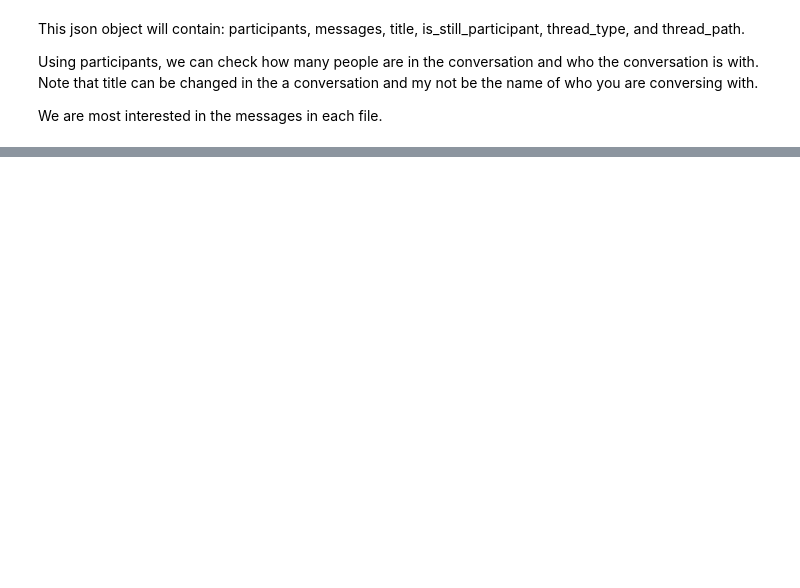
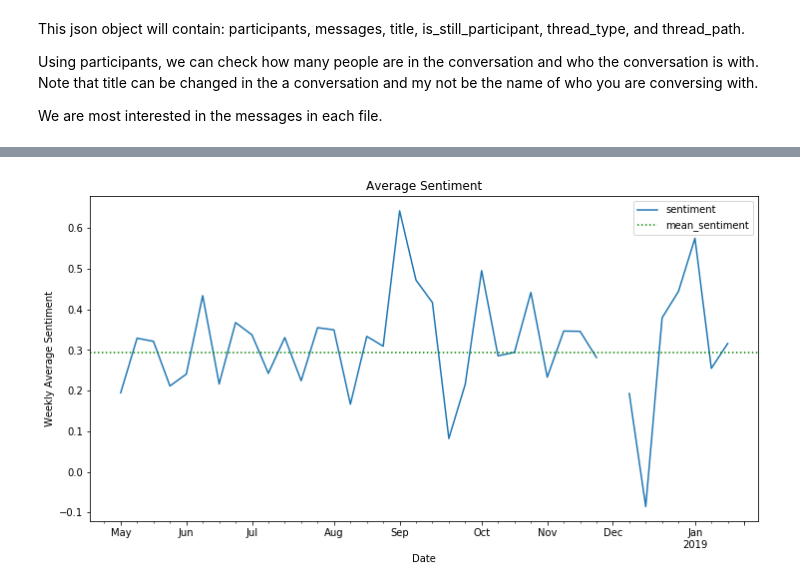
Before and after one commit to heyyjudes/is-they-into-you, a Jupyter notebook: getting-started.ipynb, the cells around one changed output, grey strips where cells are left out. Cells and saved outputs as stored; diff of their text form; code cells hidden in the pictures; blank space fills up the shorter version.

```diff
--- a/getting-started.ipynb
+++ b/getting-started.ipynb
@@ -125,0 +170,13 @@ plt.show()
+# %%
+# sentiment
+senti_dict = du.construct_time_avg(data['messages'], 'senti')
+senti_series = pd.Series(senti_dict, name="sentiment")
+senti_series['5-1-2018':].resample("W").mean().plot(figsize=(12,6))
+plt.axhline(np.mean(senti_series['5-1-2018':]), label ='mean_sentiment', c='g', linestyle=':')
+plt.legend()
+plt.title("Average Sentiment")
+plt.xlabel("Date")
+plt.ylabel("Weekly Average Sentiment")
+plt.show()
+# %% [output]
+[figure, added]
```
Also changed, not shown: parts of 20 cells of this notebook, 1 other file.
